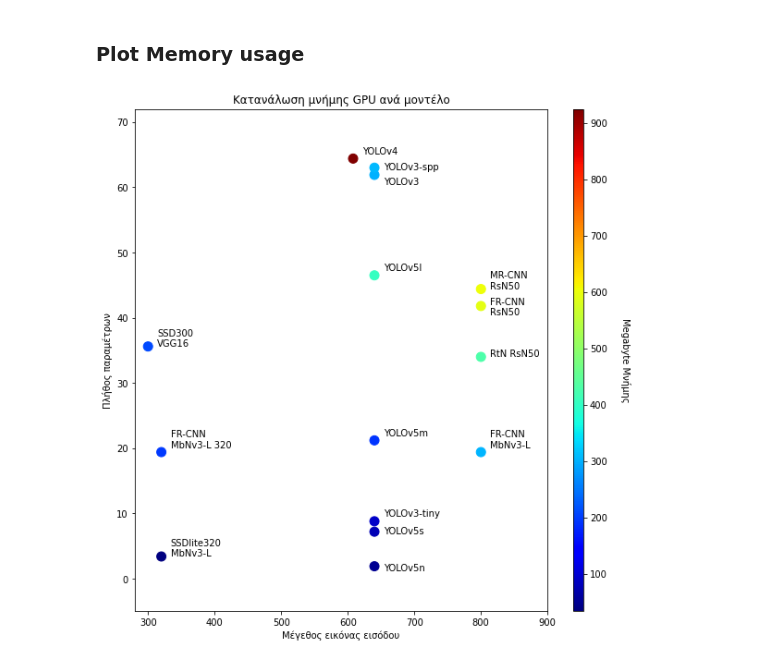
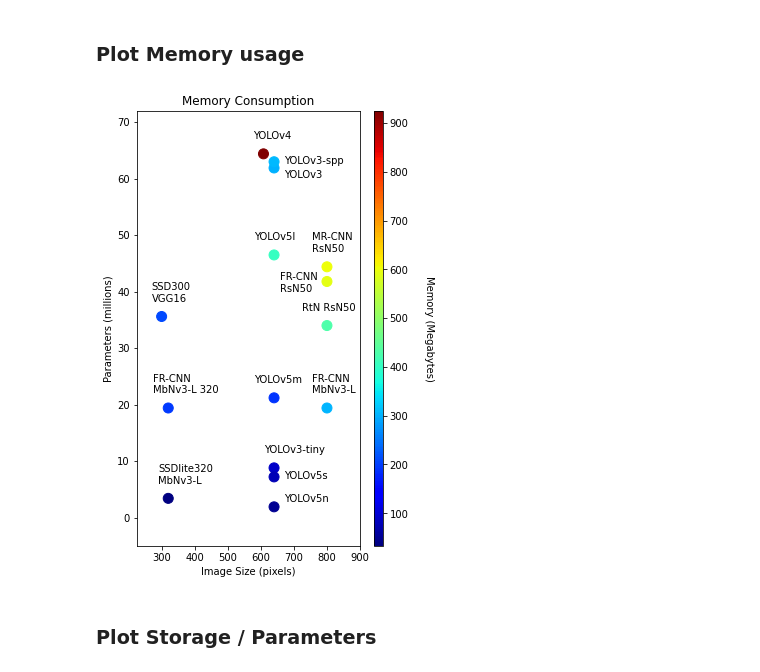
Before and after one commit to joangog/object-detection, a Jupyter notebook: analysis.ipynb, the cells around one changed output. Drawn from its saved outputs; the diff is of its cells as text; code cells hidden in the pictures.

```diff
--- a/analysis.ipynb
+++ b/analysis.ipynb
@@ -663,20 +666,20 @@ plt.show()
 %matplotlib inline
 
 # Start plotting
-plt.figure(figsize=(10,10))
+plt.figure(figsize=(11,7))
 
-plt.title('Σχέση mAP και GFLOPs')
+plt.title('Relationship between mAP and GFLOPs')
 plt.xlabel('GFLOPS')
-plt.ylabel('mAP')
+plt.ylabel('mAP (%)')
 
-xlim = (-50,325)
-ylim = (0.1,0.46)
+xlim = (-50,320)
+ylim = (10,47)
 plt.xlim(xlim)
 plt.ylim(ylim)
 
 # Plot hyperbole
 x = np.linspace(1,320)
-y = - 3.5 * 1/x + 0.42
+y = - 300 * 1/x + 42
 plt.plot(x,y,'--',color='#a6a6a6',zorder=0)
 
 # Plot points
@@ -684,7 +687,7 @@ for i in range(len(models)):
   # Point annotation distance tuning
   xytext = (-20,10)
   if models[i] == 'Faster R-CNN ResNet-50 FPN':
-    xytext = (-35,10)
+    xytext = (-30,10)
   if models[i] == 'Faster R-CNN MobileNetV3-Large 320 FPN':
     xytext = (-50,-13)
   if models[i] == 'Mask R-CNN ResNet-50 FPN':
@@ -702,11 +705,11 @@ for i in range(len(models)):
   if models[i] == 'RetinaNet ResNet-50 FPN':
     xytext = (-35,10)
   # Point annotations
-  plt.annotate(tw.fill(models_short[i], width=11), (model_gflops[i], mAP[i]), xytext=xytext, textcoords='offset points')
+  plt.annotate(tw.fill(models_short[i], width=10) if 'tiny' not in models_short[i] else models_short[i], (model_gflops[i], mAP[i]*100), xytext=xytext, textcoords='offset points')
   # Scatter plot
-  plt.scatter(model_gflops[i],mAP[i], marker=markers[i], color=colors[i])
+  plt.scatter(model_gflops[i],mAP[i]*100, marker=markers[i], color=colors[i])
 
-plt.legend(np.insert(models,0,'y = - (3/x) + 0.42'), scatterpoints=1)
+plt.legend(np.insert(models,0,'y = - 300/x + 42'), scatterpoints=1)
 
 plt.show()
 # %% [output]
@@ -760,43 +811,52 @@ plt.show()
 # %% [markdown]
 ### Plot Memory usage
 # %%
-plt.figure(figsize=(10,10))
+plt.figure(figsize=(5,8))
 
-plt.title('Κατανάλωση μνήμης GPU ανά μοντέλο' )
+plt.title('Memory Consumption' )
 
-plt.ylabel('Πλήθος παραμέτρων')
-plt.xlabel('Μέγεθος εικόνας εισόδου')
+plt.ylabel('Parameters (millions)')
+plt.xlabel('Image Size (pixels)')
 
-xlim = (280,900)
+xlim = (225,900)
 ylim = (-5,72)
 
 plt.xlim(xlim)
 plt.ylim(ylim)
 
 xytext = (10,5)
 
 plt.scatter(model_img_size,model_params,c=max_mem,s=100, cmap='jet')
 
 for i in range(0,len(models)):
+  xytext = (-10,15)
   if models[i] == 'Faster R-CNN ResNet-50 FPN':
-    xytext = (10,-10)
+    xytext = (-47,-10)
+  if models[i] == 'Faster R-CNN MobileNetV3-Large FPN':
+    xytext = (-15,15)
+  if models[i] == 'Faster R-CNN MobileNetV3-Large 320 FPN':
+    xytext = (-15,15)
   if models[i] == 'YOLOv3':
     xytext = (10,-10)
   if models[i] == 'YOLOv3-spp':
     xytext = (10,-2)
+  if models[i] == 'YOLOv5l':
+    xytext = (-20,15)
+  if models[i] == 'YOLOv5m':
+    xytext = (-20,15)
   if models[i] == 'YOLOv5s':
     xytext = (10,-2)
   if models[i] == 'YOLOv5n':
-    xytext = (10,-5)
-  if models[i] == 'YOLOv3-tiny':
     xytext = (10,5)
-  # if models[i] == 'RetinaNet ResNet-50 FPN':
-  #   xytext = (-20,10)
+  if models[i] == 'RetinaNet ResNet-50 FPN':
+    xytext = (-25,15)
   if models[i] == 'Mask R-CNN ResNet-50 FPN':
-    xytext = (10,0)
+    xytext = (-15,15)
   plt.annotate(tw.fill(models_short[i], width=11), (model_img_size[i], model_params[i]), xytext=xytext, textcoords='offset points')
 
 cbar = plt.colorbar(aspect=50)
-cbar.set_label('Megabyte Μνήμης', rotation=270, labelpad=25)
+cbar.set_label('Memory (Megabytes)', rotation=270, labelpad=25)
 # %% [output]
-[figure, old version]
+[figure, new version]
+# %% [markdown]
+### Plot Storage / Parameters
```
Also changed, not shown: parts of 12 cells of this notebook.
